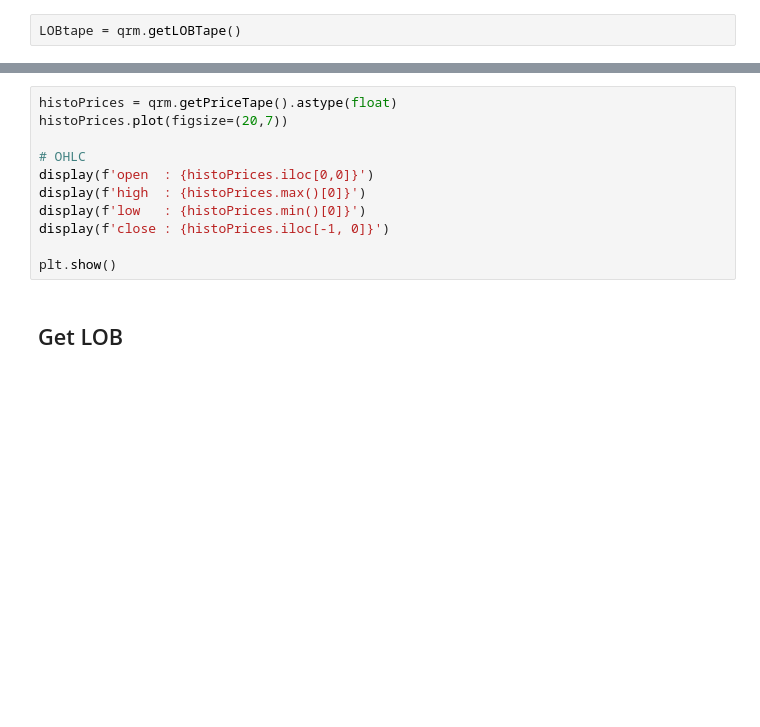
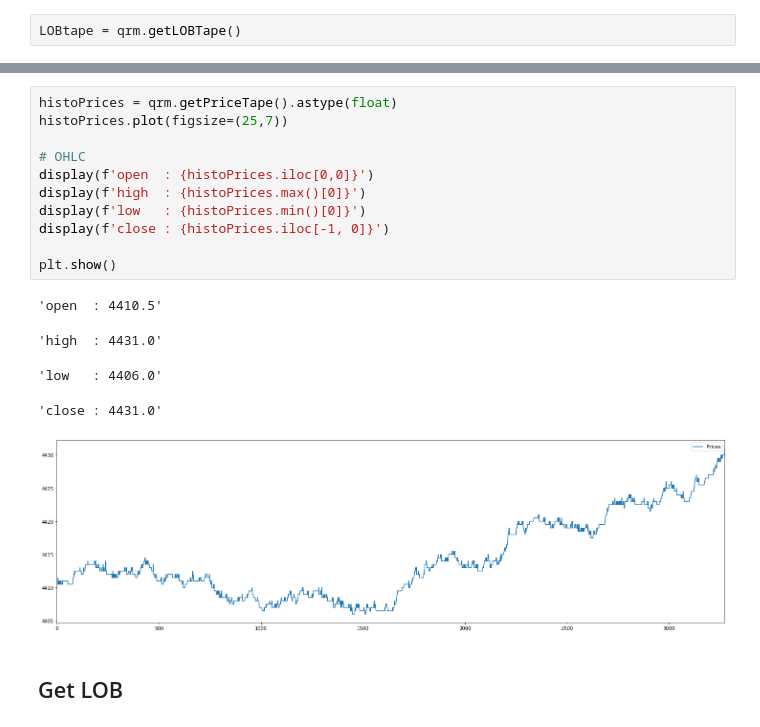
Before and after one commit to FDR0903/mimicLOB, a Jupyter notebook: demo/Classic/3. Demo - Simulation - QRM.ipynb, the cells around one changed output, grey strips where cells are left out. Saved outputs shown, nothing was run; the diff lists cells and outputs as text; blank space fills up the shorter version.

```diff
--- a/demo/Classic/3. Demo - Simulation - QRM.ipynb
+++ b/demo/Classic/3. Demo - Simulation - QRM.ipynb
@@ -103,14 +165,20 @@ LOBtape[['BID0', 'ASK0']].astype(float).plot(figsize=(25, 7))
 # %%
 histoPrices = qrm.getPriceTape().astype(float)
-histoPrices.plot(figsize=(20,7))
+histoPrices.plot(figsize=(25,7))
 
 # OHLC
 display(f'open  : {histoPrices.iloc[0,0]}')
 display(f'high  : {histoPrices.max()[0]}')
 display(f'low   : {histoPrices.min()[0]}')
 display(f'close : {histoPrices.iloc[-1, 0]}')
 
 plt.show()
+# %% [output]
+'open  : 4410.5'
+'high  : 4431.0'
+'low   : 4406.0'
+'close : 4431.0'
+[figure, added]
 # %% [markdown]
 ## Get LOB
 # %%
```
Also changed, not shown: parts of 20 cells of this notebook, 18 other files.
